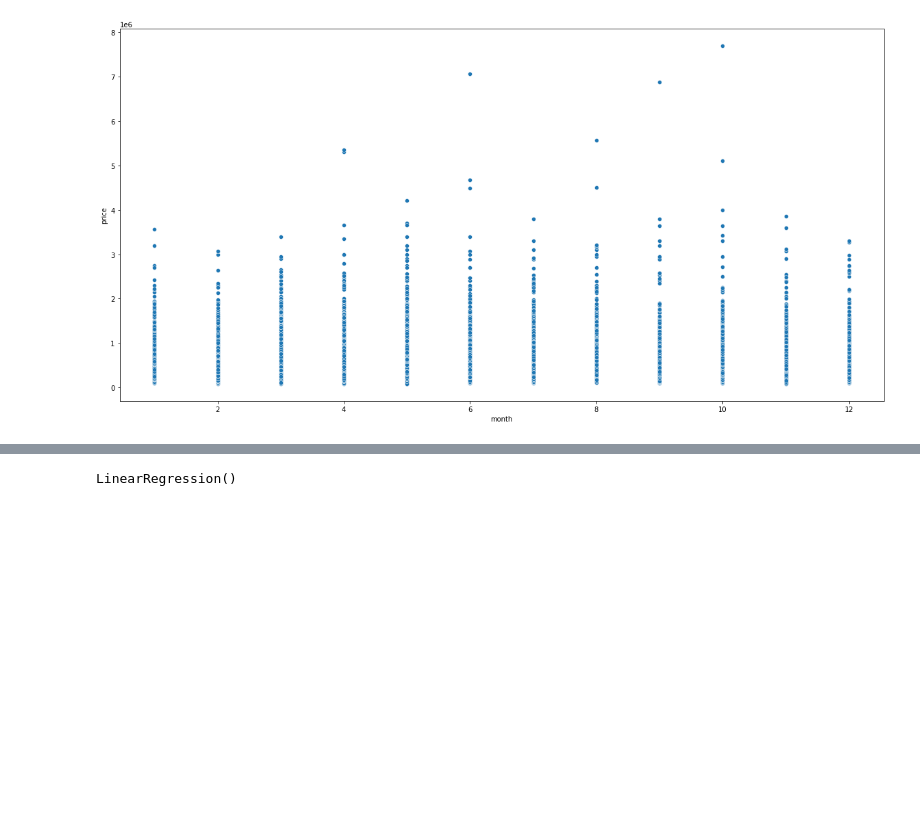
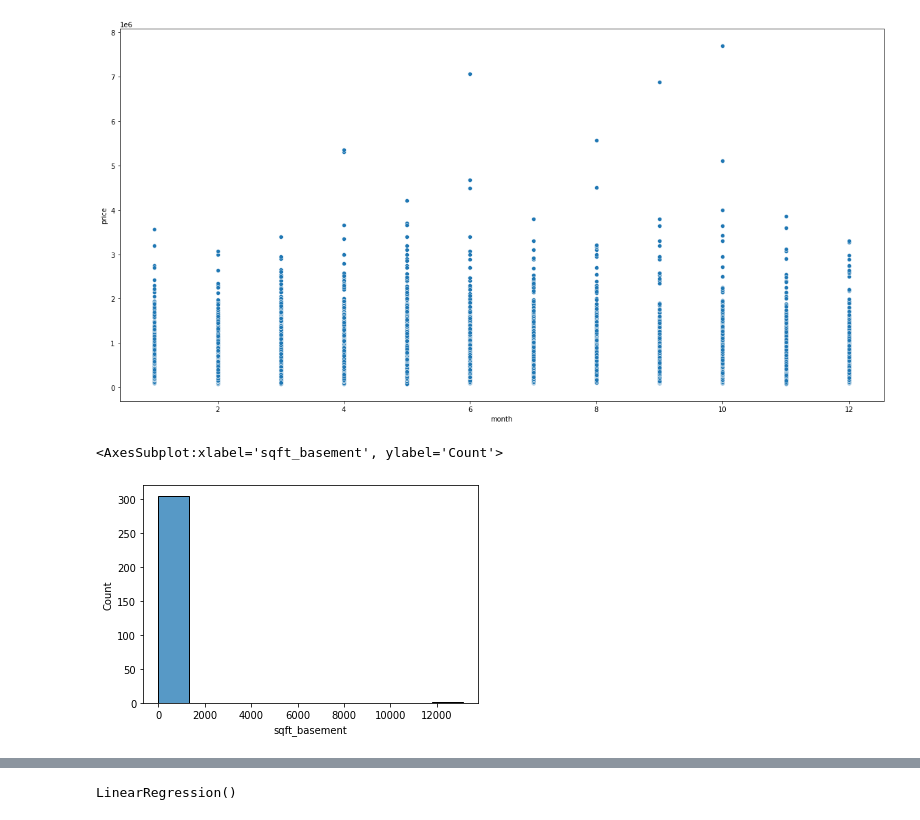
Before and after one commit to kurkurzz/linear-regression-house-price, a Jupyter notebook: predict_house_price.ipynb, the cells around one changed output, grey strips where cells are left out. Cells and saved outputs as stored; diff of their text form; code cells hidden in the pictures; blank space fills up the shorter version.

```diff
--- a/predict_house_price.ipynb
+++ b/predict_house_price.ipynb
@@ -144,3 +144,10 @@ sns.scatterplot('month','price', data=df)
 # %% [output]
 <AxesSubplot:xlabel='month', ylabel='price'>
 [figure]
+# %%
+df.drop(['sqft_living15','sqft_lot15'],axis=1,inplace=True)
+# %%
+sns.histplot(df['sqft_basement'].value_counts(),bins=10)
+# %% [output]
+<AxesSubplot:xlabel='sqft_basement', ylabel='Count'>
+[figure, added]
```
Also changed, not shown: parts of 18 cells of this notebook, 1 other file.
